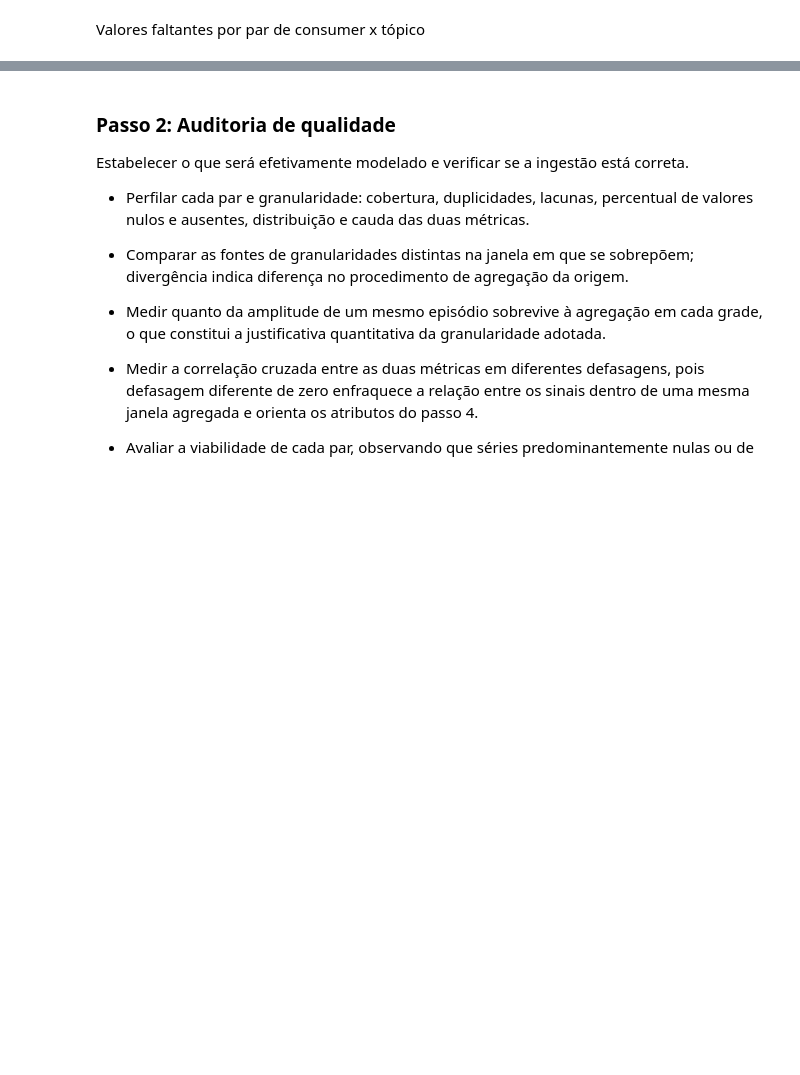
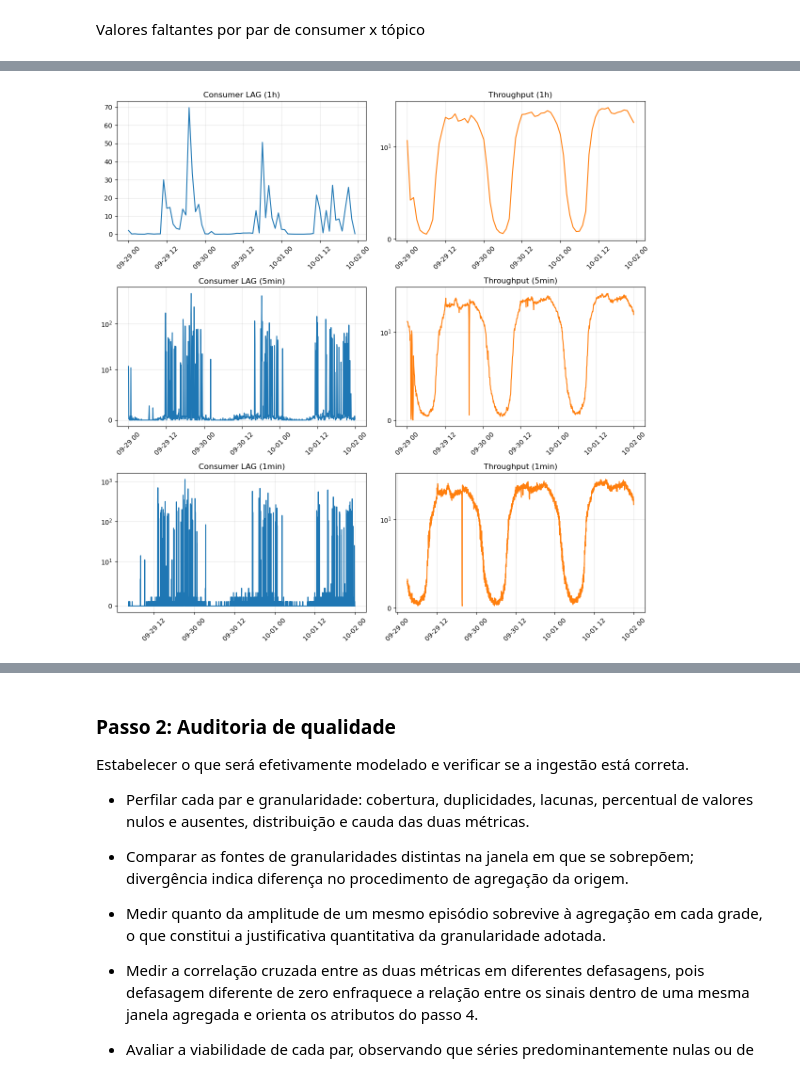
Before and after one commit to AdaLimana/pos-ia, a Jupyter notebook: poc-02/notebook.ipynb, the cells around one changed output, grey strips where cells are left out. Drawn from its saved outputs; the diff is of its cells as text; code cells hidden in the pictures; blank space fills up the shorter version.

```diff
--- a/poc-02/notebook.ipynb
+++ b/poc-02/notebook.ipynb
@@ -87,0 +137,57 @@ Name: lag, dtype: int64
+# %%
+start = '2026-09-29'
+end = '2026-10-01'
+topic = 'topic-b'
+consumer_group = 'consumer-a'
+apply_log = ~False
+
+serie_lag = df[(df['topic'] == topic) & (df['consumerGroup'] == consumer_group)][start:end]['lag']
+serie_throughput = df[(df['topic'] == topic) & (df['consumerGroup'] == consumer_group)][start:end]['throughput']
+
+serie_lag_5min = df_5min[(df_5min['topic'] == topic) & (df_5min['consumerGroup'] == consumer_group)][start:end]['lag']
+serie_throughput_5min = df_5min[(df_5min['topic'] == topic) & (df_5min['consumerGroup'] == consumer_group)][start:end]['throughput']
+
+serie_lag_1min = df_1min[(df_1min['topic'] == topic) & (df_1min['consumerGroup'] == consumer_group)][start:end]['lag']
+serie_throughput_1min = df_1min[(df_1min['topic'] == topic) & (df_1min['consumerGroup'] == consumer_group)][start:end]['throughput']
+# %%
+
+fig, eixos = plt.subplots(3, 2, figsize=(12, 12))
+eixos[0,0].plot(serie_lag)
+eixos[0,0].set_title('Consumer LAG (1h)')
+eixos[0,0].tick_params(axis='x', labelrotation=45)
+if apply_log: eixos[0,1].set_yscale('symlog', linthresh=10)
+
+eixos[0,1].plot(serie_throughput, color='tab:orange')
+eixos[0,1].set_title('Throughput (1h)')
+eixos[0,1].tick_params(axis='x', labelrotation=45)
+if apply_log: eixos[0,1].set_yscale('symlog', linthresh=10)
+
+eixos[1,0].plot(serie_lag_5min)
+eixos[1,0].set_title('Consumer LAG (5min)')
+eixos[1,0].tick_params(axis='x', labelrotation=45)
+if apply_log: eixos[1,0].set_yscale('symlog', linthresh=10)
+
+eixos[1,1].plot(serie_throughput_5min, color='tab:orange')
+eixos[1,1].set_title('Throughput (5min)')
+eixos[1,1].tick_params(axis='x', labelrotation=45)
+if apply_log: eixos[1,1].set_yscale('symlog', linthresh=10)
+
+eixos[2,0].plot(serie_lag_1min)
+eixos[2,0].set_title('Consumer LAG (1min)')
+eixos[2,0].tick_params(axis='x', labelrotation=45)
+if apply_log: eixos[2,0].set_yscale('symlog', linthresh=10)
+
+eixos[2,1].plot(serie_throughput_1min, color='tab:orange')
+eixos[2,1].set_title('Throughput (1min)')
+eixos[2,1].tick_params(axis='x', labelrotation=45)
+if apply_log: eixos[2,1].set_yscale('symlog', linthresh=10)
+
+for line in eixos:
+    for column in line:
+        column.grid(alpha=0.3)
+
+plt.tight_layout()
+plt.show()
+# plt.yscale('symlog', linthresh=10)
+# %% [output]
+[figure, added]
```
Also changed, not shown: parts of 14 cells of this notebook, 4 other files.
